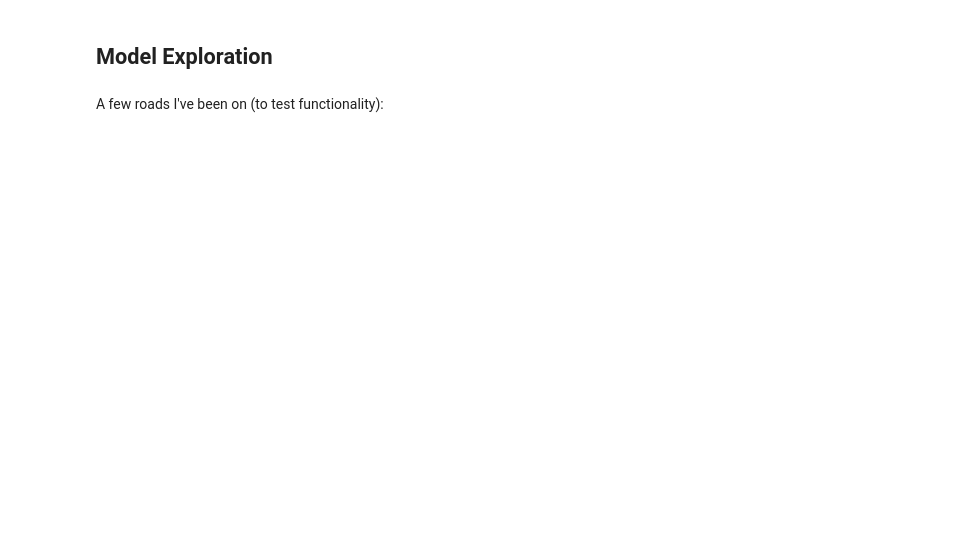
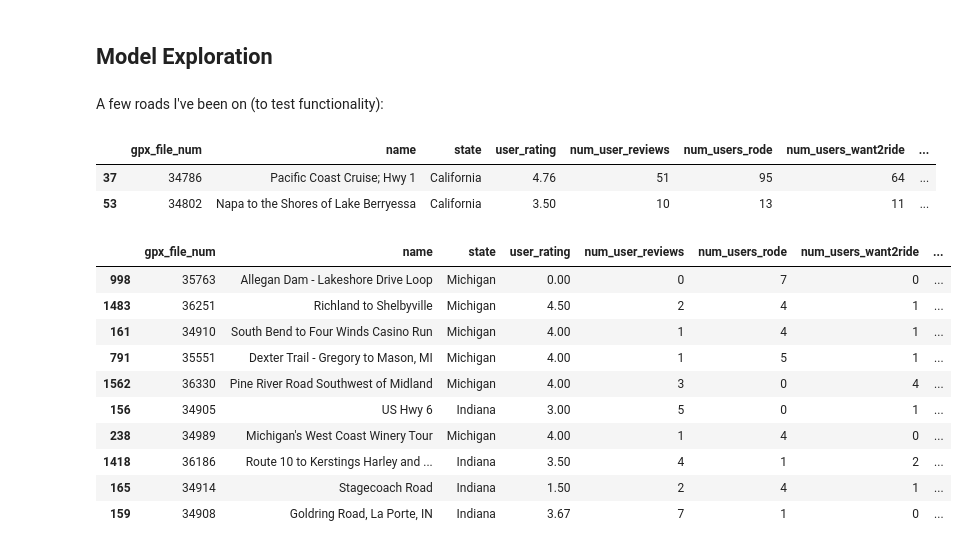
Before and after one commit to kweino/sunday-driver, a Jupyter notebook: MR_Route_Recommendation_Engine.ipynb, the cells around one changed output. Cells and saved outputs as stored; diff of their text form; code cells hidden in the pictures; blank space fills up the shorter version.

```diff
--- a/MR_Route_Recommendation_Engine.ipynb
+++ b/MR_Route_Recommendation_Engine.ipynb
@@ -75,5 +77,24 @@ valid_states = ['Alabama', 'California', 'Georgia', 'Missouri', 'Illinois', 'Ohi
        'Tennessee', 'Nebraska', 'Delaware', 'Pacific Coast',
        'Appalachian Mountains', 'Maine', 'Rhode Island', 'Connecticut',
        'North Dakota', 'Hawaii']
+
+from math import radians, cos, sin, asin, sqrt
+
+# Calculates distance between 2 GPS coordinates
+def haversine(lat1, lon1, lat2, lon2):
+    """
+    Calculate the great circle distance between two points
+    on the earth (specified in decimal degrees)
+    """
+    # convert decimal degrees to radians
+    lon1, lat1, lon2, lat2 = map(radians, [lon1, lat1, lon2, lat2])
+
+    # haversine formula
+    dlon = lon2 - lon1
+    dlat = lat2 - lat1
+    a = sin(dlat/2)**2 + cos(lat1) * cos(lat2) * sin(dlon/2)**2
+    c = 2 * asin(sqrt(a))
+    r = 3956 # Radius of earth in kilometers. Use 3956 for miles
+    return c * r
 # %%
 #read in data
@@ -91,12 +112,21 @@ route_gdf = geopandas.GeoDataFrame(route_coords, crs='EPSG:2163')
 route_gdf['user_rating'] = df.user_rating
 route_gdf['route_name'] = df.name
 route_gdf['state'] = df.state
+# %%
+#length of route in miles
+distances = []
+for line in route_gdf.geometry:
+    numCoords = len(line.coords) - 1
+    distance = 0
+    for i in range(0, numCoords):
+        point1 = line.coords[i]
+        point2 = line.coords[i + 1]
+        distance += haversine(point1[0], point1[1], point2[0], point2[1])
+    distances.append(distance)
+df['route_length'] = distances
 # %%
-#length of route in CRS units
-df['route_length'] = route_gdf.geometry.length
-
 #representative point for each route
-rep_point = route_gdf.geometry.representative_point()
+rep_point = route_gdf.geometry.centroid
 route_gdf['rep_point'] = rep_point
-df['loc_lat'] = rep_point.x
-df['loc_lon'] = rep_point.y
+df['loc_lat'] = rep_point.y
+df['loc_lon'] = rep_point.x
@@ -175,8 +226,24 @@ engine_pipe.fit(df)
 A few roads I've been on (to test functionality):
 # %%
 df.iloc[[37,53]]
+# %% [output]
+|  | gpx_file_num | name | state | user_rating | num_user_reviews | num_users_rode | num_users_want2ride | ... |
+| 37 | 34786 | Pacific Coast Cruise; Hwy 1 | California | 4.76 | 51 | 95 | 64 | ... |
+| 53 | 34802 | Napa to the Shores of Lake Berryessa | California | 3.50 | 10 | 13 | 11 | ... |
 # %%
-n=53
+n=998
 
 dists, indices = engine_pipe[1].kneighbors(features[n])
-df.iloc[indices[0]]Z
+df.iloc[indices[0]]
+# %% [output]
+|  | gpx_file_num | name | state | user_rating | num_user_reviews | num_users_rode | num_users_want2ride | ... |
+| 998 | 35763 | Allegan Dam - Lakeshore Drive Loop | Michigan | 0.00 | 0 | 7 | 0 | ... |
+| 1483 | 36251 | Richland to Shelbyville | Michigan | 4.50 | 2 | 4 | 1 | ... |
+| 161 | 34910 | South Bend to Four Winds Casino Run | Michigan | 4.00 | 1 | 4 | 1 | ... |
+| 791 | 35551 | Dexter Trail - Gregory to Mason, MI | Michigan | 4.00 | 1 | 5 | 1 | ... |
+| 1562 | 36330 | Pine River Road Southwest of Midland | Michigan | 4.00 | 3 | 0 | 4 | ... |
+| 156 | 34905 | US Hwy 6 | Indiana | 3.00 | 5 | 0 | 1 | ... |
+| 238 | 34989 | Michigan's West Coast Winery Tour | Michigan | 4.00 | 1 | 4 | 0 | ... |
+| 1418 | 36186 | Route 10 to Kerstings Harley and ... | Indiana | 3.50 | 4 | 1 | 2 | ... |
+| 165 | 34914 | Stagecoach Road | Indiana | 1.50 | 2 | 4 | 1 | ... |
+| 159 | 34908 | Goldring Road, La Porte, IN | Indiana | 3.67 | 7 | 1 | 0 | ... |
```
Also changed, not shown: parts of 8 cells of this notebook, 17 other files.
